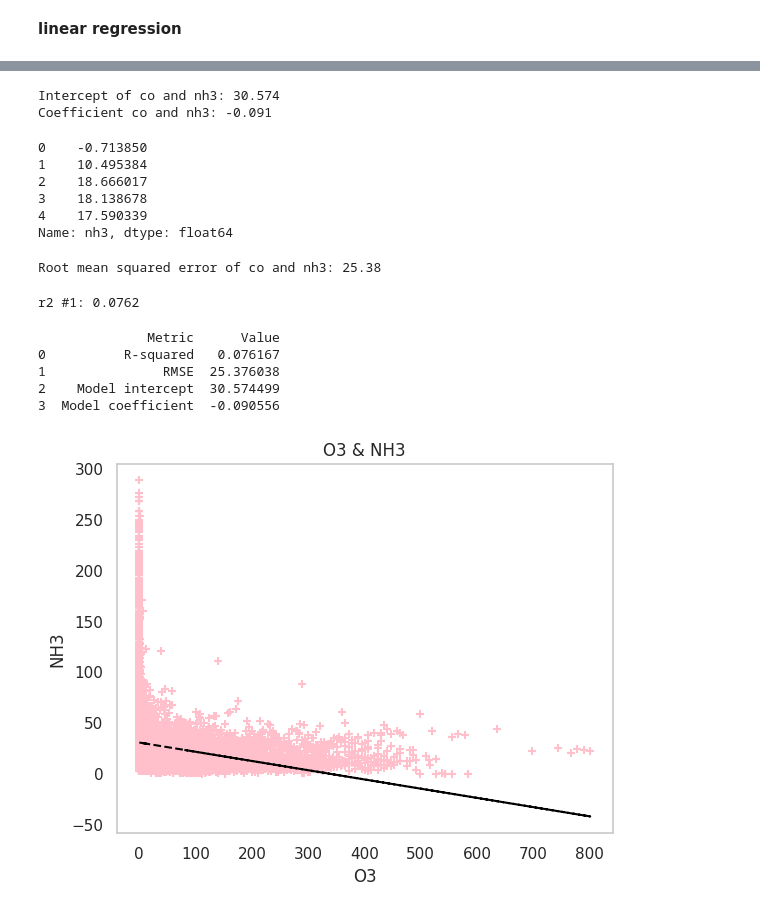
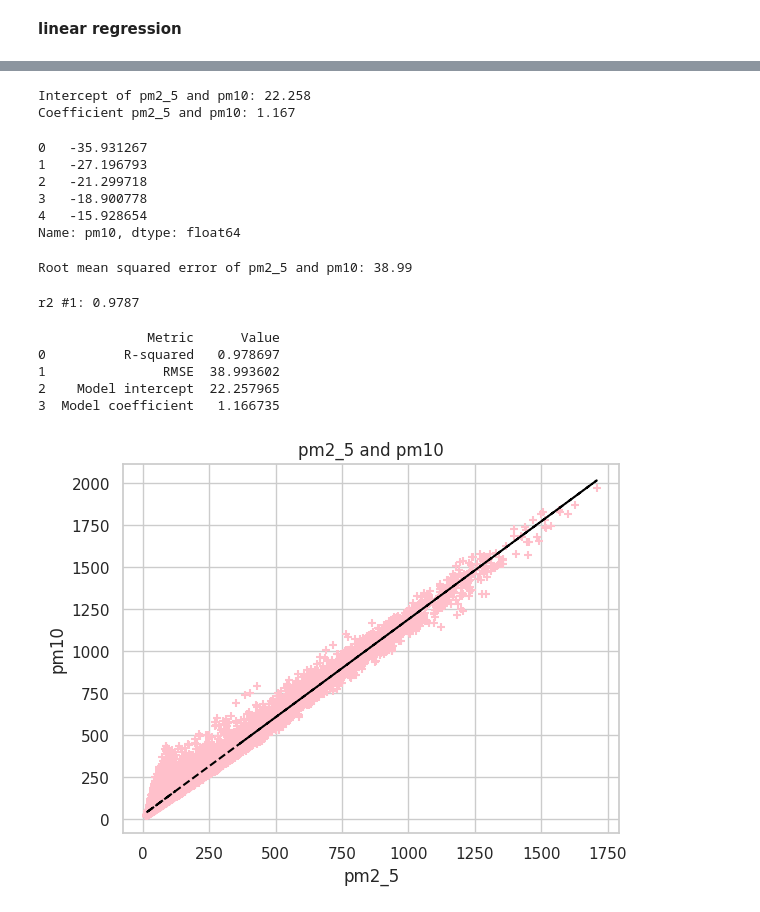
Before and after one commit to dafnep4/Dafne-Petrelli-s-coding, a Jupyter notebook: Coursework_2_Delhi.ipynb, the cells around one changed output, grey strips where cells are left out. Drawn from its saved outputs; the diff is of its cells as text; code cells hidden in the pictures.

```diff
--- a/Coursework_2_Delhi.ipynb
+++ b/Coursework_2_Delhi.ipynb
@@ -114,56 +116,55 @@ Notes:
 # %%
-predictors = ["o3"]
-outcome = "nh3"
-model = LinearRegression()
-model.fit(df[predictors], df[outcome])
-print(f"Intercept of co and nh3: {model.intercept_:.3f}")
-print(f"Coefficient co and nh3: {model.coef_[0]:.3f}")
+predictors=["pm2_5"] #assigned pollutant pm2.5 as predictor.
+outcome="pm10" #assigned pm10 as outcome.
+model=LinearRegression()
+model.fit(df[predictors],df[outcome])
+print(f"Intercept of pm2_5 and pm10: {model.intercept_:.3f}") #computed regression intercept.
+print(f"Coefficient pm2_5 and pm10: {model.coef_[0]:.3f}") #computed regression coefficient.
 # %% [output]
-Intercept of co and nh3: 30.574
-Coefficient co and nh3: -0.091
+Intercept of pm2_5 and pm10: 22.258
+Coefficient pm2_5 and pm10: 1.167
 # %%
-fitted = model.predict(df[predictors])
-residuals = df[outcome] - fitted
+fitted=model.predict(df[predictors]) #predicted the pm10 values
+residuals=df[outcome]-fitted #computed residuals.
 print(residuals.head())
 # %% [output]
-0    -0.713850
-1    10.495384
-2    18.666017
-3    18.138678
-4    17.590339
-Name: nh3, dtype: float64
+0   -35.931267
+1   -27.196793
+2   -21.299718
+3   -18.900778
+4   -15.928654
+Name: pm10, dtype: float64
 # %%
-RMSE = np.sqrt(mean_squared_error(df[outcome], fitted))
-print(f"Root mean squared error of co and nh3: {RMSE:.2f}")
+RMSE=np.sqrt(mean_squared_error(df[outcome],fitted)) #computed root mean squared value.
+print(f"Root mean squared error of pm2_5 and pm10: {RMSE:.2f}")
 # %% [output]
-Root mean squared error of co and nh3: 25.38
+Root mean squared error of pm2_5 and pm10: 38.99
 # %%
-r2 = r2_score(df[outcome], fitted)
+r2=r2_score(df[outcome],fitted) #computed root squared value.
 print(f"r2 #1: {r2:.4f}")
 # %% [output]
-r2 #1: 0.0762
+r2 #1: 0.9787
 # %%
-metrics = {
-    "Metric": ['R-squared', 'RMSE',"Model intercept","Model coefficient"],
-    "Value": [r2, RMSE,model.intercept_,model.coef_[0]]
-}
+metrics = {"Metric": ['R-squared', 'RMSE',"Model intercept","Model coefficient"],"Value":
+ [r2, RMSE,model.intercept_,model.coef_[0]]} #computed a statistics table summarizing the main findings from the regression model.
 
-sign_metrics = pd.DataFrame(metrics)
+sign_metrics=pd.DataFrame(metrics)
 
 print(sign_metrics)
 # %% [output]
               Metric      Value
-0          R-squared   0.076167
-1               RMSE  25.376038
-2    Model intercept  30.574499
-3  Model coefficient  -0.090556
+0          R-squared   0.978697
+1               RMSE  38.993602
+2    Model intercept  22.257965
+3  Model coefficient   1.166735
 # %%
-plt.scatter(df["o3"],df["nh3"],color='pink',marker='+')
-plt.plot(df["o3"], model.intercept_+model.coef_*df["o3"],color='black',linestyle="dashed")
-plt.title('O3 & NH3')
-plt.xlabel('O3')
-plt.ylabel('NH3')
+plt.scatter(df["pm2_5"],df["pm10"],color='pink',marker='+') #plotted the pm10 agaisnt pm2.5.
+plt.plot(df["pm2_5"], model.intercept_+model.coef_*df["pm2_5"],color='black',linestyle="dashed")
+plt.title('pm2_5 and pm10')
+plt.xlabel('pm2_5')
+plt.ylabel('pm10')
 plt.grid(False)
+plt.grid()
 plt.show()
 # %% [output]
-[figure, old version]
+[figure, new version]
```
Also changed, not shown: parts of 29 cells of this notebook.
